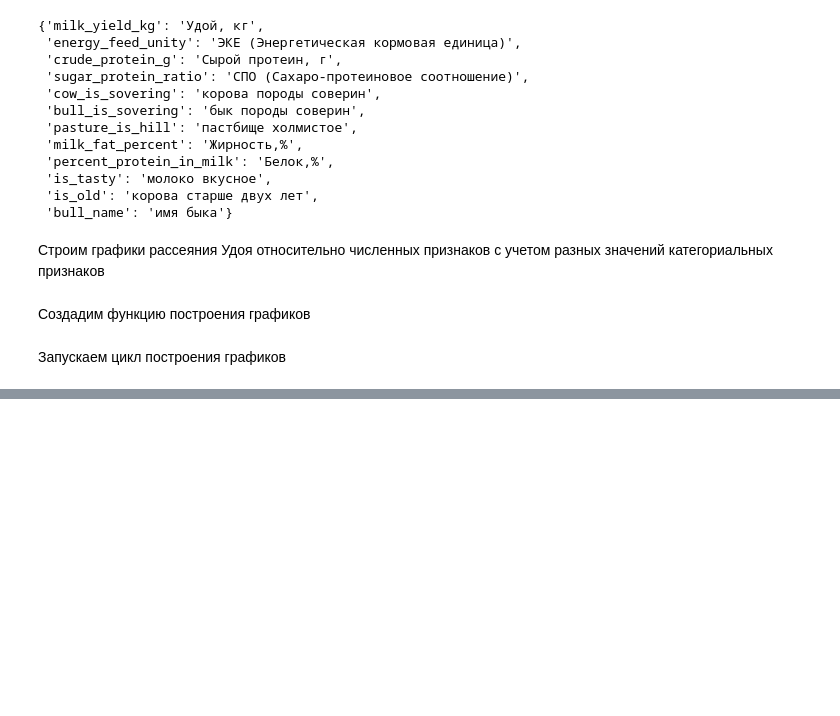
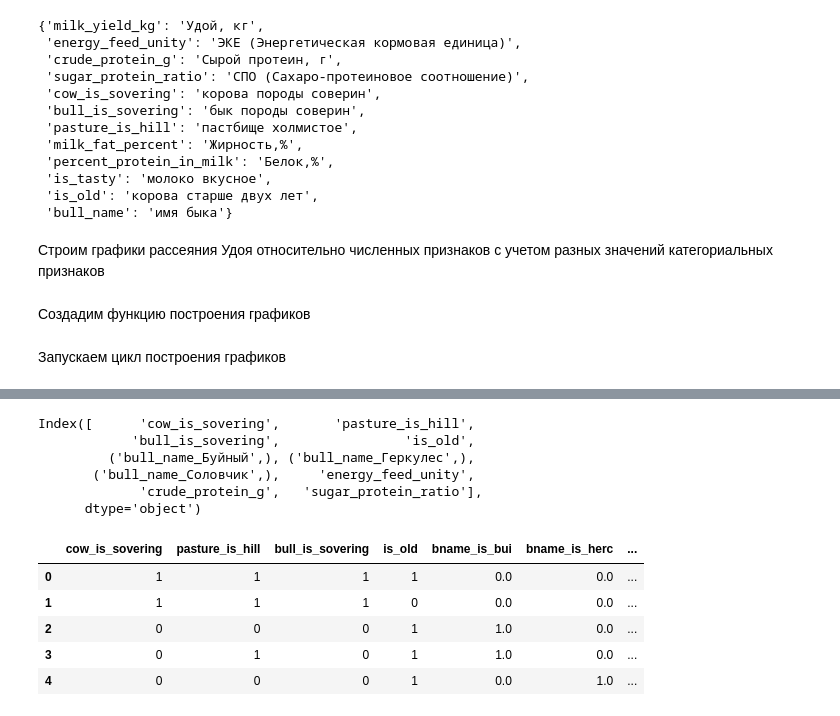
Before and after one commit to anthonypotekhin/studying, a Jupyter notebook: yandex_practicum/mashine_learning_proj.ipynb, the cells around one changed output, grey strips where cells are left out. Drawn from its saved outputs; the diff is of its cells as text; code cells hidden in the pictures; blank space fills up the shorter version.

```diff
--- a/yandex_practicum/mashine_learning_proj.ipynb
+++ b/yandex_practicum/mashine_learning_proj.ipynb
@@ -1334,0 +1448,15 @@ for col_1 in numeric_columns+discrete_columns:  # цикл по числовым
+# %%
+num_col_names = ['energy_feed_unity', 'crude_protein_g', 'sugar_protein_ratio']
+
+# создайте переменную с экземпляром класса StandardScaler()
+scaler = StandardScaler()
+
+# обучите и трансформируйте количественные признаки из тренировочной выборки
+X_train_scaled = scaler.fit_transform(X_train[num_col_names])
+
+# выполните преобразование количественных признаков в тестовой выборке
+X_test_scaled = scaler.transform(X_test[num_col_names])
+
+# собираем масштабированные данные с именами столбцов
+X_train_scaled = pd.DataFrame(X_train_scaled, columns=num_col_names)
+X_test_scaled = pd.DataFrame(X_test_scaled, columns=num_col_names)
@@ -1334,0 +1499,4 @@ for col_1 in numeric_columns+discrete_columns:  # цикл по числовым
+# %%
+X_train_non_encoded= X_train[['cow_is_sovering', 'pasture_is_hill', 'bull_is_sovering', 'is_old']].reset_index(drop=True)
+
+X_test_non_encoded= X_test[['cow_is_sovering', 'pasture_is_hill', 'bull_is_sovering', 'is_old']].reset_index(drop=True)
@@ -1334,0 +1523,3 @@ for col_1 in numeric_columns+discrete_columns:  # цикл по числовым
+# %%
+X_train = pd.concat([X_train_non_encoded, X_train_ohe, X_train_scaled], axis=1)
+X_test = pd.concat([X_test_non_encoded, X_test_ohe, X_test_scaled], axis=1)
@@ -1334,0 +1543,14 @@ for col_1 in numeric_columns+discrete_columns:  # цикл по числовым
+# %%
+X_train.columns
+# %% [output]
+Index([      'cow_is_sovering',       'pasture_is_hill',
+            'bull_is_sovering',                'is_old',
+         ('bull_name_Буйный',), ('bull_name_Геркулес',),
+       ('bull_name_Соловчик',),     'energy_feed_unity',
+             'crude_protein_g',   'sugar_protein_ratio'],
+      dtype='object')
+# %%
+X_train.rename(columns={('bull_name_Буйный',): 'bname_is_bui',
+                        ('bull_name_Геркулес',): 'bname_is_herc',
+                        ('bull_name_Соловчик',): 'bname_is_sol'},
+                        inplace=True)
@@ -1334,0 +1562,9 @@ for col_1 in numeric_columns+discrete_columns:  # цикл по числовым
+# %%
+X_train.head()
+# %% [output]
+|  | cow_is_sovering | pasture_is_hill | bull_is_sovering | is_old | bname_is_bui | bname_is_herc | ... |
+| 0 | 1 | 1 | 1 | 1 | 0.0 | 0.0 | ... |
+| 1 | 1 | 1 | 1 | 0 | 0.0 | 0.0 | ... |
+| 2 | 0 | 0 | 0 | 1 | 1.0 | 0.0 | ... |
+| 3 | 0 | 1 | 0 | 1 | 1.0 | 0.0 | ... |
+| 4 | 0 | 0 | 0 | 1 | 0.0 | 1.0 | ... |
```
Also changed, not shown: parts of 31 cells of this notebook, 1 other file.
